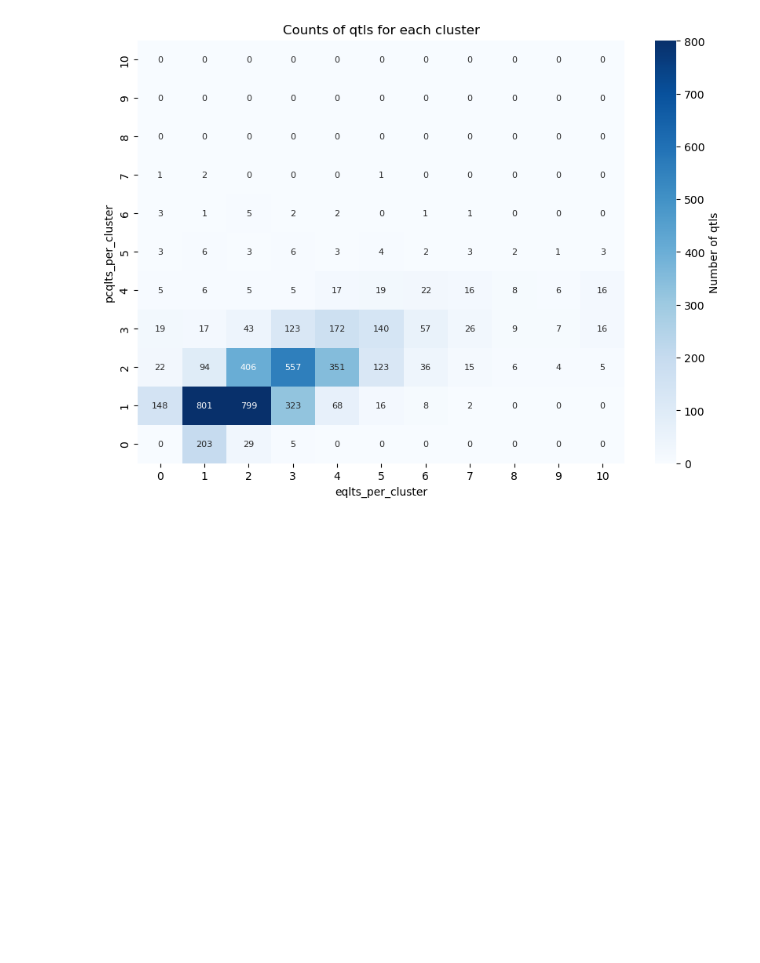
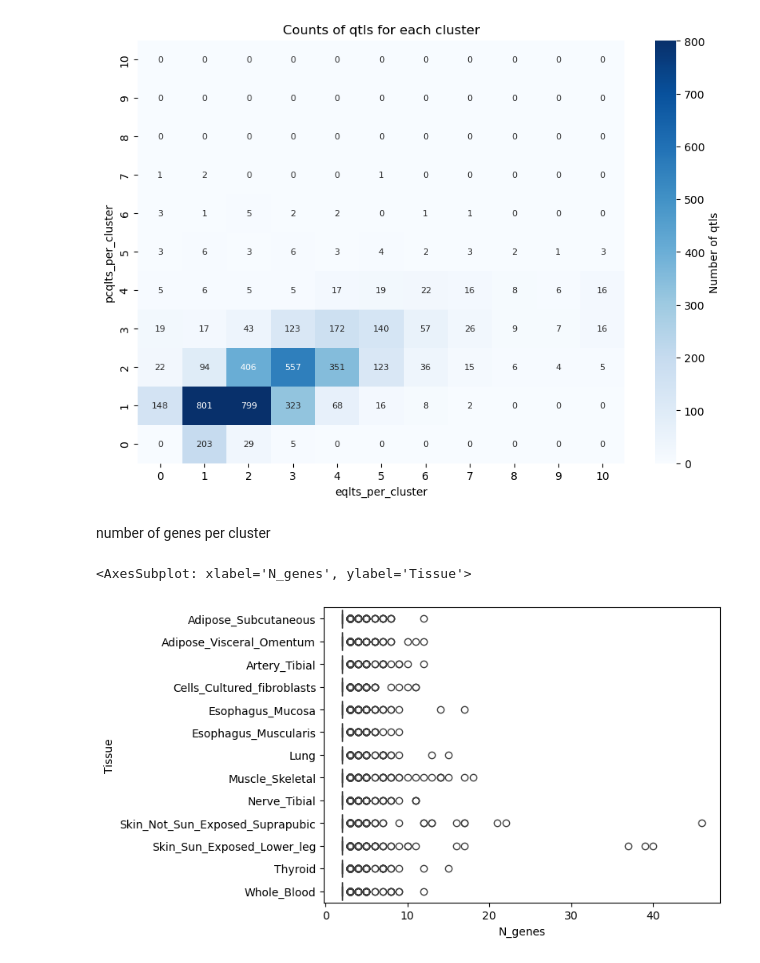
Before and after one commit to kal26/pcqtls, a Jupyter notebook: workflow/notebooks/all_cell_types.ipynb, the cells around one changed output. Cells and saved outputs as stored; diff of their text form; code cells hidden in the pictures; blank space fills up the shorter version.

```diff
--- a/workflow/notebooks/all_cell_types.ipynb
+++ b/workflow/notebooks/all_cell_types.ipynb
@@ -143,3 +183,10 @@ ax.set_title('Counts of qtls for each cluster')
 plt.show()
 # %% [output]
 [figure]
+# %% [markdown]
+number of genes per cluster
+# %%
+sns.boxplot(clusters_df, y='Tissue', x='N_genes')
+# %% [output]
+<AxesSubplot: xlabel='N_genes', ylabel='Tissue'>
+[figure, added]
```
Also changed, not shown: parts of 6 cells of this notebook, 4 other files.
